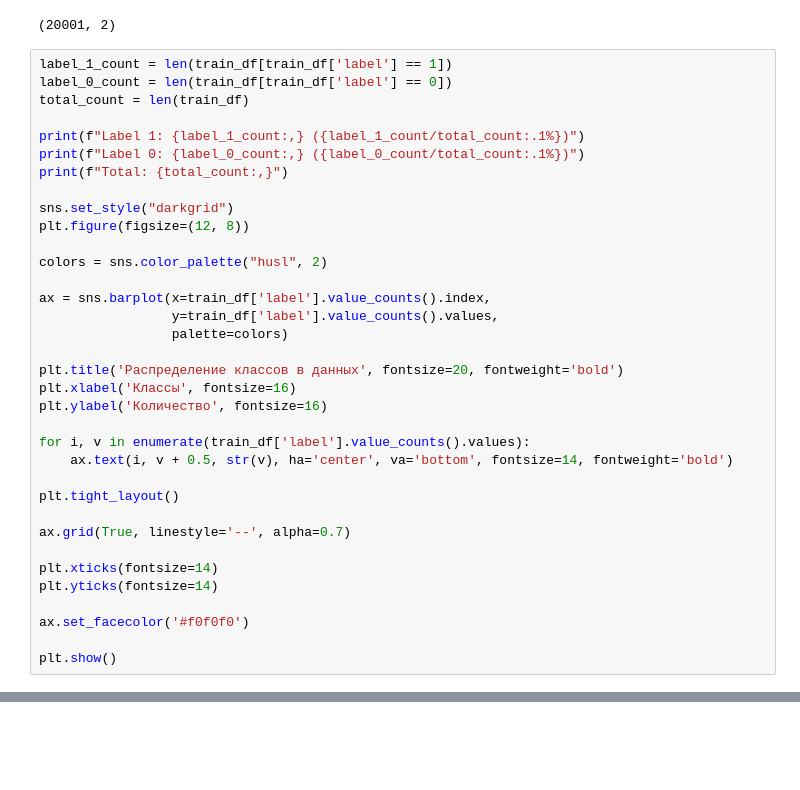
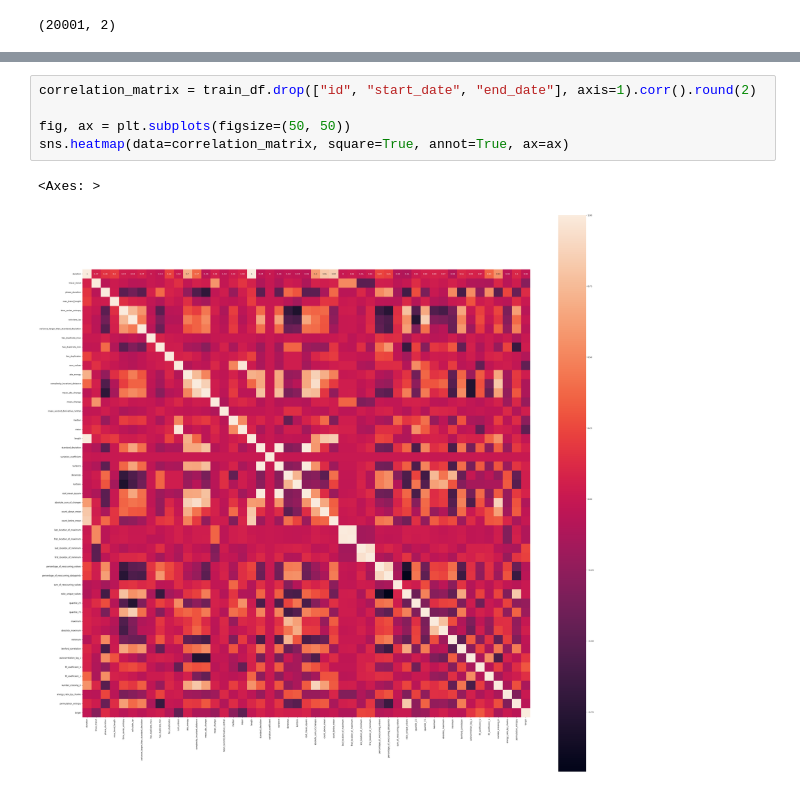
Before and after one commit to h3ct0rzzz/ml_ts_classification, a Jupyter notebook: notebooks/test.ipynb, the cells around one changed output, grey strips where cells are left out. Drawn from its saved outputs; the diff is of its cells as text; blank space fills up the shorter version.

```diff
--- a/notebooks/test.ipynb
+++ b/notebooks/test.ipynb
@@ -88,38 +104,3 @@ dtype: int64
 sample_submission.shape
 # %% [output]
 (20001, 2)
-# %%
-label_1_count = len(train_df[train_df['label'] == 1])
-label_0_count = len(train_df[train_df['label'] == 0])
-total_count = len(train_df)
-
-print(f"Label 1: {label_1_count:,} ({label_1_count/total_count:.1%})")
-print(f"Label 0: {label_0_count:,} ({label_0_count/total_count:.1%})")
-print(f"Total: {total_count:,}")
-
-sns.set_style("darkgrid")
-plt.figure(figsize=(12, 8))
-
-colors = sns.color_palette("husl", 2)
-
-ax = sns.barplot(x=train_df['label'].value_counts().index,
-                 y=train_df['label'].value_counts().values,
-                 palette=colors)
-
-plt.title('Распределение классов в данных', fontsize=20, fontweight='bold')
-plt.xlabel('Классы', fontsize=16)
-plt.ylabel('Количество', fontsize=16)
-
-for i, v in enumerate(train_df['label'].value_counts().values):
-    ax.text(i, v + 0.5, str(v), ha='center', va='bottom', fontsize=14, fontweight='bold')
-
-plt.tight_layout()
-
-ax.grid(True, linestyle='--', alpha=0.7)
-
-plt.xticks(fontsize=14)
-plt.yticks(fontsize=14)
-
-ax.set_facecolor('#f0f0f0')
-
-plt.show()
@@ -130,0 +137,8 @@ Total: 79,912
+# %%
+correlation_matrix = train_df.drop(["id", "start_date", "end_date"], axis=1).corr().round(2)
+
+fig, ax = plt.subplots(figsize=(50, 50))
+sns.heatmap(data=correlation_matrix, square=True, annot=True, ax=ax)
+# %% [output]
+<Axes: >
+[figure, added]
```
Also changed, not shown: parts of 18 cells of this notebook, 1 other file.
